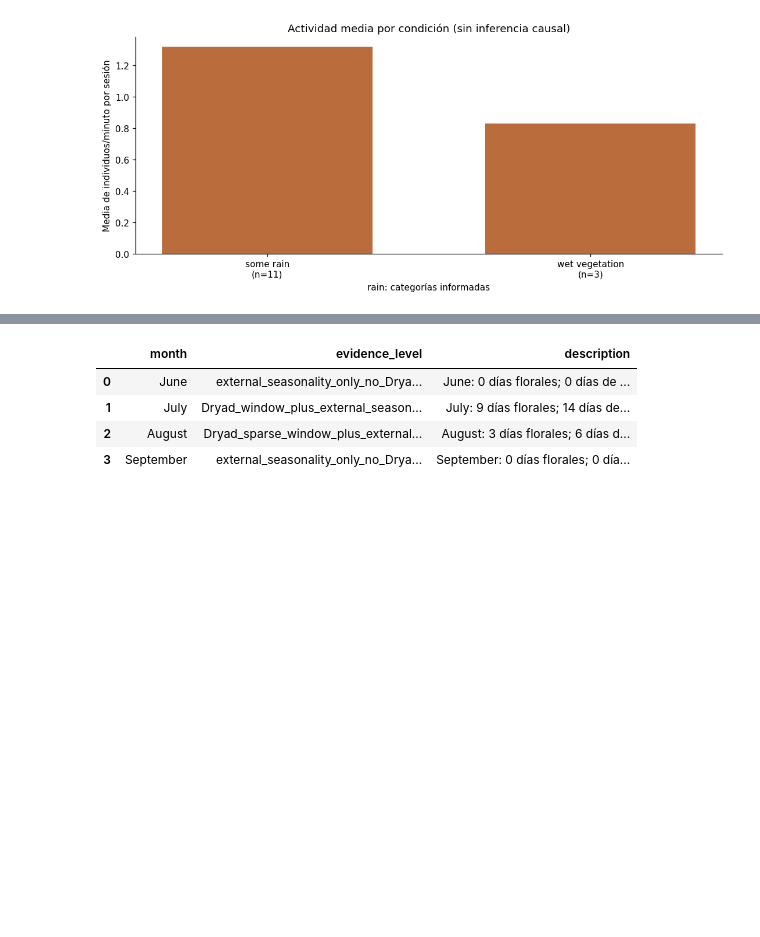
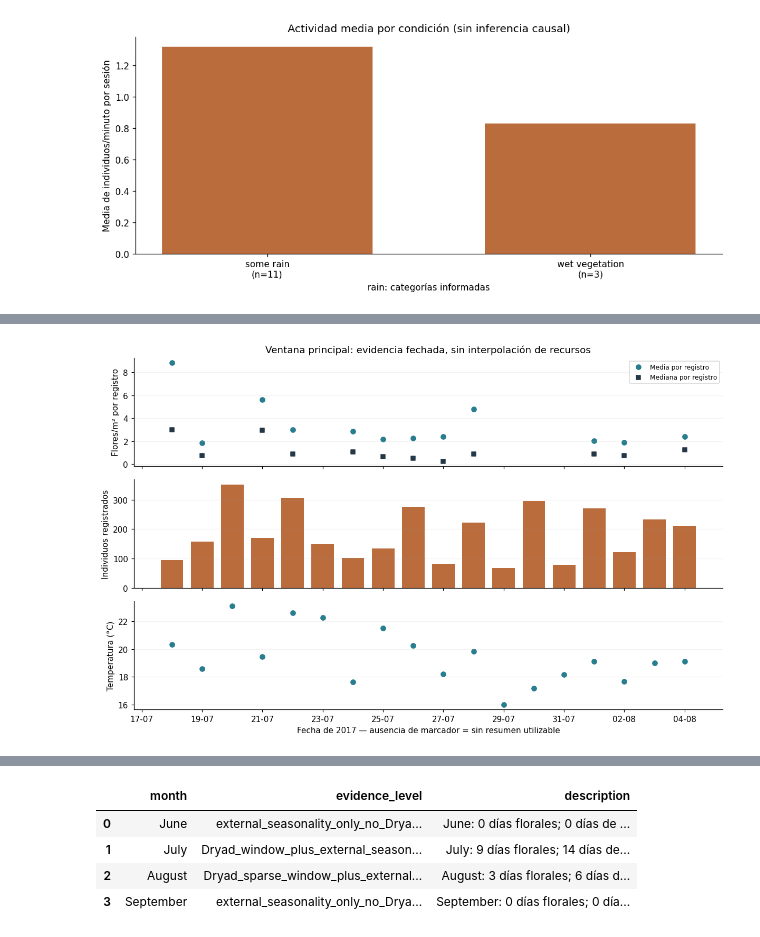
Before and after one commit to Vann06/Proyecto_Modelacion_Simulacion, a Jupyter notebook: notebooks/project2/03_temporal_model.ipynb, the cells around one changed output, grey strips where cells are left out. Saved outputs shown, nothing was run; the diff lists cells and outputs as text; code cells hidden in the pictures; blank space fills up the shorter version.

```diff
--- a/notebooks/project2/03_temporal_model.ipynb
+++ b/notebooks/project2/03_temporal_model.ipynb
@@ -576,0 +717,18 @@ La tabla siguiente ajusta el nivel de respaldo a la cobertura encontrada: observ
+# %%
+fig, axes = plt.subplots(3, 1, figsize=(11, 7), sharex=True)
+axes[0].scatter(simulation_calendar.date, simulation_calendar.floral_density_mean, color="#287D8E", label="Media por registro")
+axes[0].scatter(simulation_calendar.date, simulation_calendar.floral_density_median, color="#243746", marker="s", s=22, label="Mediana por registro")
+axes[0].set(ylabel="Flores/m² por registro", title="Ventana principal: evidencia fechada, sin interpolación de recursos")
+axes[0].legend(fontsize=8)
+axes[1].bar(simulation_calendar.date, simulation_calendar.visitation_individuals_total, color="#BA6C3D", width=.75)
+axes[1].set_ylabel("Individuos registrados")
+axes[2].scatter(simulation_calendar.date, simulation_calendar.temperature_mean_C, color="#287D8E")
+axes[2].set(ylabel="Temperatura (°C)", xlabel="Fecha de 2017 — ausencia de marcador = sin resumen utilizable")
+axes[2].xaxis.set_major_locator(mdates.DayLocator(interval=2))
+axes[2].xaxis.set_major_formatter(mdates.DateFormatter("%d-%m"))
+for ax in axes:
+    ax.grid(axis="y", alpha=.15)
+fig.tight_layout()
+plt.show()
+# %% [output]
+[figure, added]
```
Also changed, not shown: parts of 32 cells of this notebook, 8 other files.
